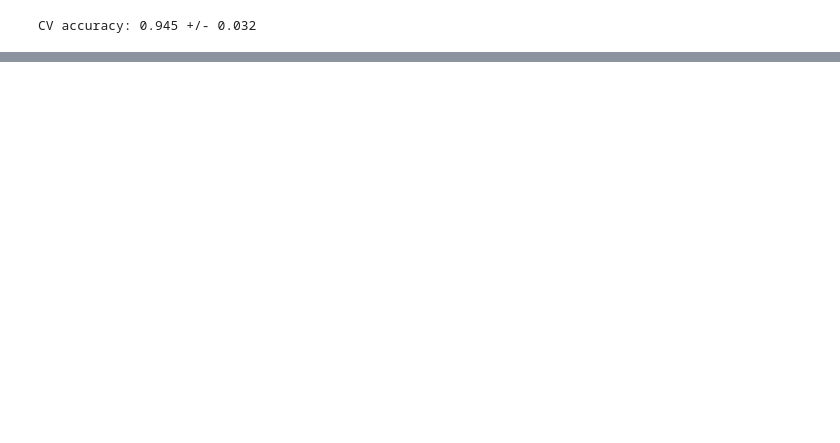
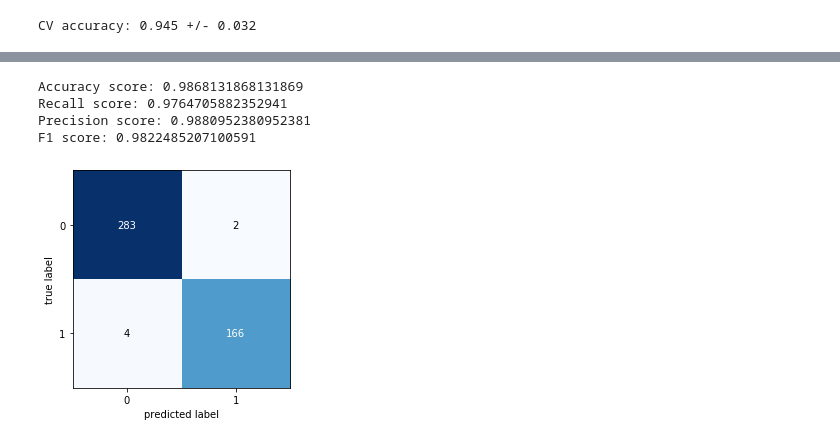
Before and after one commit to sergiovasquez122/CECS-456, a Jupyter notebook: Model_Evaluation_and_Hyperparameter_tuning.ipynb, the cells around one changed output, grey strips where cells are left out. Drawn from its saved outputs; the diff is of its cells as text; code cells hidden in the pictures; blank space fills up the shorter version.

```diff
--- a/Model_Evaluation_and_Hyperparameter_tuning.ipynb
+++ b/Model_Evaluation_and_Hyperparameter_tuning.ipynb
@@ -116,0 +143,16 @@ CV accuracy: 0.945 +/- 0.032
+# %%
+print('Accuracy score:', accuracy_score(y_train, pipe_lr.predict(X_train)))
+print('Recall score:', recall_score(y_train, pipe_lr.predict(X_train)))
+print('Precision score:', precision_score(y_train, pipe_lr.predict(X_train)))
+print('F1 score:', f1_score(y_train, pipe_lr.predict(X_train)))
+# %% [output]
+Accuracy score: 0.9868131868131869
+Recall score: 0.9764705882352941
+Precision score: 0.9880952380952381
+F1 score: 0.9822485207100591
+# %%
+conf_mat = confusion_matrix(y_train, pipe_lr.predict(X_train))
+plot_confusion_matrix(conf_mat)
+plt.show()
+# %% [output]
+[figure, added]
```
Also changed, not shown: parts of 5 cells of this notebook.
